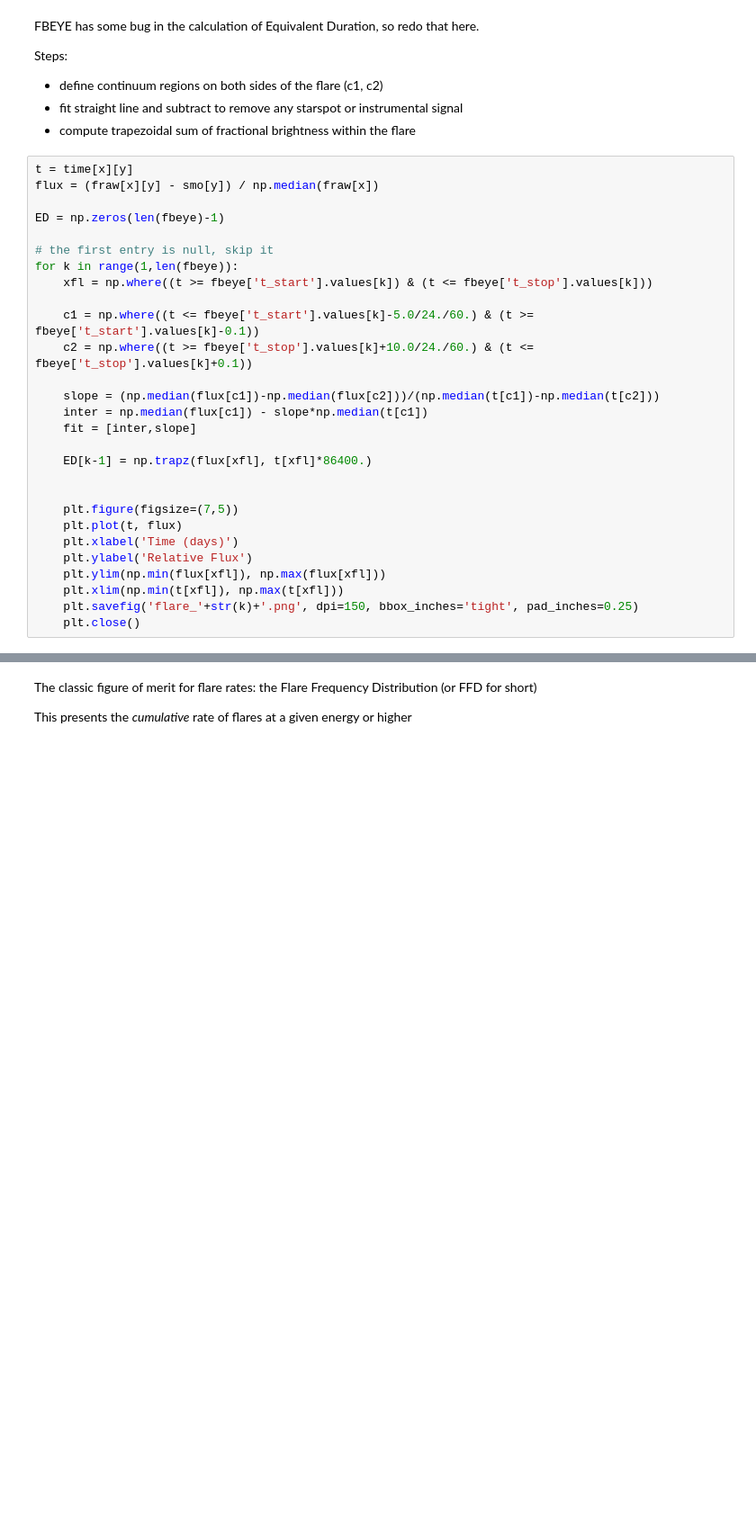
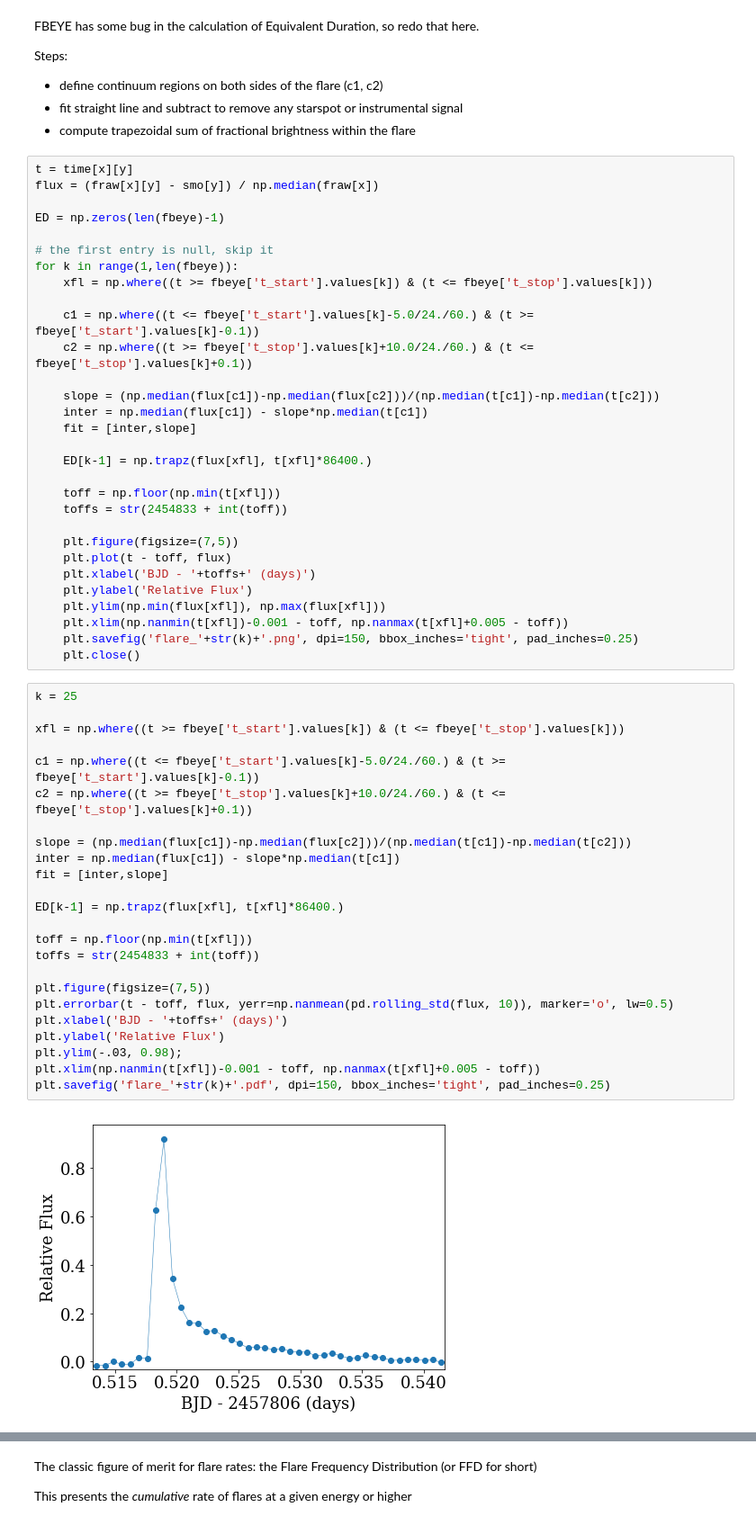
Before and after one commit to jradavenport/trappist-flares, a Jupyter notebook: explore.ipynb, the cells around one changed output, grey strips where cells are left out. Shown at 90% size. Drawn from its saved outputs; the diff is of its cells as text; blank space fills up the shorter version.

Commit message:
tweak figure

```diff
--- a/explore.ipynb
+++ b/explore.ipynb
@@ -169,12 +169,40 @@ for k in range(1,len(fbeye)):
 
     ED[k-1] = np.trapz(flux[xfl], t[xfl]*86400.)
 
+    toff = np.floor(np.min(t[xfl]))
+    toffs = str(2454833 + int(toff))
 
     plt.figure(figsize=(7,5))
-    plt.plot(t, flux)
-    plt.xlabel('Time (days)')
+    plt.plot(t - toff, flux)
+    plt.xlabel('BJD - '+toffs+' (days)')
     plt.ylabel('Relative Flux')
     plt.ylim(np.min(flux[xfl]), np.max(flux[xfl]))
-    plt.xlim(np.min(t[xfl]), np.max(t[xfl]))
+    plt.xlim(np.nanmin(t[xfl])-0.001 - toff, np.nanmax(t[xfl]+0.005 - toff))
     plt.savefig('flare_'+str(k)+'.png', dpi=150, bbox_inches='tight', pad_inches=0.25)
     plt.close()
+# %%
+k = 25
+
+xfl = np.where((t >= fbeye['t_start'].values[k]) & (t <= fbeye['t_stop'].values[k]))
+
+c1 = np.where((t <= fbeye['t_start'].values[k]-5.0/24./60.) & (t >= fbeye['t_start'].values[k]-0.1))
+c2 = np.where((t >= fbeye['t_stop'].values[k]+10.0/24./60.) & (t <= fbeye['t_stop'].values[k]+0.1))
+
+slope = (np.median(flux[c1])-np.median(flux[c2]))/(np.median(t[c1])-np.median(t[c2]))
+inter = np.median(flux[c1]) - slope*np.median(t[c1])
+fit = [inter,slope]
+
+ED[k-1] = np.trapz(flux[xfl], t[xfl]*86400.)
+
+toff = np.floor(np.min(t[xfl]))
+toffs = str(2454833 + int(toff))
+
+plt.figure(figsize=(7,5))
+plt.errorbar(t - toff, flux, yerr=np.nanmean(pd.rolling_std(flux, 10)), marker='o', lw=0.5)
+plt.xlabel('BJD - '+toffs+' (days)')
+plt.ylabel('Relative Flux')
+plt.ylim(-.03, 0.98);
+plt.xlim(np.nanmin(t[xfl])-0.001 - toff, np.nanmax(t[xfl]+0.005 - toff))
+plt.savefig('flare_'+str(k)+'.pdf', dpi=150, bbox_inches='tight', pad_inches=0.25)
+# %% [output]
+[figure, added]
```
Also changed, not shown: parts of 3 cells of this notebook.
